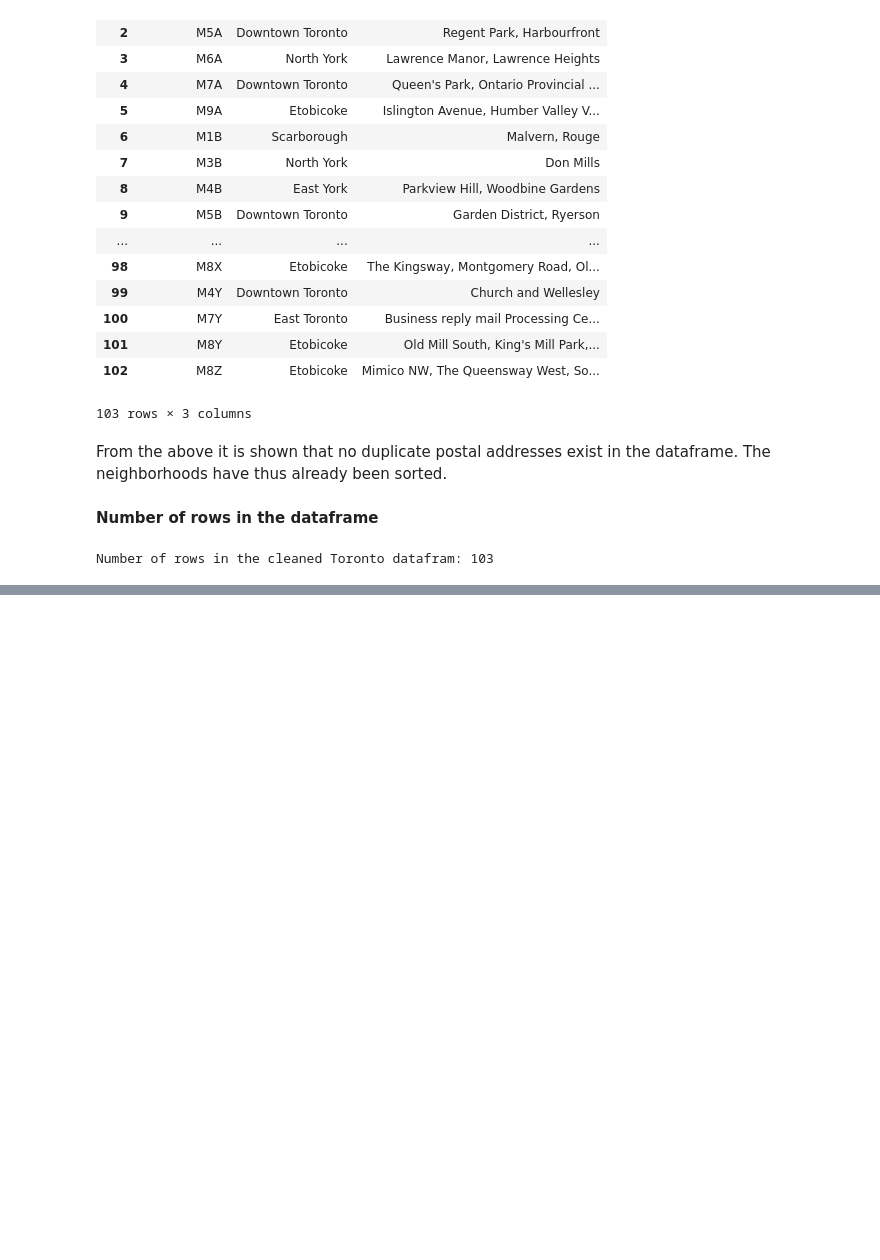
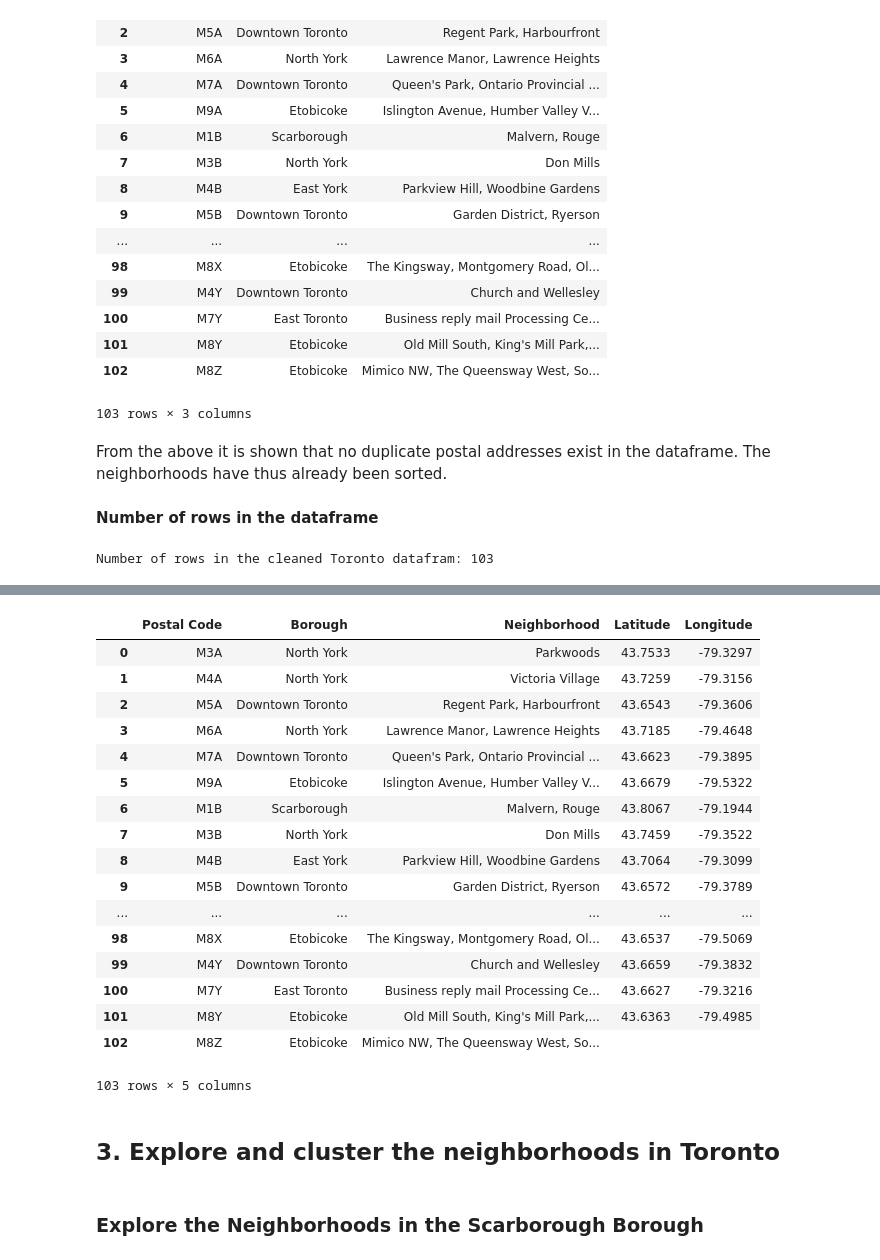
Before and after one commit to VuyoD/Cousera_Capstone, a Jupyter notebook: Clustering Peer-graded Assignment.ipynb, the cells around one changed output, grey strips where cells are left out. Drawn from its saved outputs; the diff is of its cells as text; code cells hidden in the pictures; blank space fills up the shorter version.

```diff
--- a/Clustering Peer-graded Assignment.ipynb
+++ b/Clustering Peer-graded Assignment.ipynb
@@ -112,0 +154,49 @@ Number of rows in the cleaned Toronto datafram: 103
+# %%
+#combine the two dataframes - with Latitude & Longitude coordinates mateched to Postal Code
+
+#create empty columns
+toronto_df["Latitude"]= ''
+toronto_df["Longitude"]= ''
+
+#add the Latitude & Longitude coordinates to the main datframe
+tel = LatLong.shape[0]
+postal_cod = ''
+ind = 0
+
+for cod in range (0, till-1):
+
+    postal_cod = toronto_df.iloc[cod, 0]
+
+    while(ind <= tel-1):
+
+        if(LatLong.iloc[ind, 0] == postal_cod):
+            toronto_df.iloc[cod, 3]= LatLong.iloc[ind, 1]
+            toronto_df.iloc[cod, 4] = LatLong.iloc[ind, 2]
+            ind = 0
+            break;
+
+        else:
+            ind = ind + 1;
+
+toronto_df
+# %% [output]
+|  | Postal Code | Borough | Neighborhood | Latitude | Longitude |
+| 0 | M3A | North York | Parkwoods | 43.7533 | -79.3297 |
+| 1 | M4A | North York | Victoria Village | 43.7259 | -79.3156 |
+| 2 | M5A | Downtown Toronto | Regent Park, Harbourfront | 43.6543 | -79.3606 |
+| 3 | M6A | North York | Lawrence Manor, Lawrence Heights | 43.7185 | -79.4648 |
+| 4 | M7A | Downtown Toronto | Queen's Park, Ontario Provincial ... | 43.6623 | -79.3895 |
+| 5 | M9A | Etobicoke | Islington Avenue, Humber Valley V... | 43.6679 | -79.5322 |
+| 6 | M1B | Scarborough | Malvern, Rouge | 43.8067 | -79.1944 |
+| 7 | M3B | North York | Don Mills | 43.7459 | -79.3522 |
+| 8 | M4B | East York | Parkview Hill, Woodbine Gardens | 43.7064 | -79.3099 |
+| 9 | M5B | Downtown Toronto | Garden District, Ryerson | 43.6572 | -79.3789 |
+| ... | ... | ... | ... | ... | ... |
+| 98 | M8X | Etobicoke | The Kingsway, Montgomery Road, Ol... | 43.6537 | -79.5069 |
+| 99 | M4Y | Downtown Toronto | Church and Wellesley | 43.6659 | -79.3832 |
+| 100 | M7Y | East Toronto | Business reply mail Processing Ce... | 43.6627 | -79.3216 |
+| 101 | M8Y | Etobicoke | Old Mill South, King's Mill Park,... | 43.6363 | -79.4985 |
+| 102 | M8Z | Etobicoke | Mimico NW, The Queensway West, So... |  |  |
+103 rows × 5 columns
+# %% [markdown]
+## **3. Explore and cluster the neighborhoods in Toronto**
@@ -112,0 +211,2 @@ Number of rows in the cleaned Toronto datafram: 103
+# %% [markdown]
+### **Explore the Neighborhoods in the Scarborough Borough**
```
Also changed, not shown: parts of 36 cells of this notebook.
